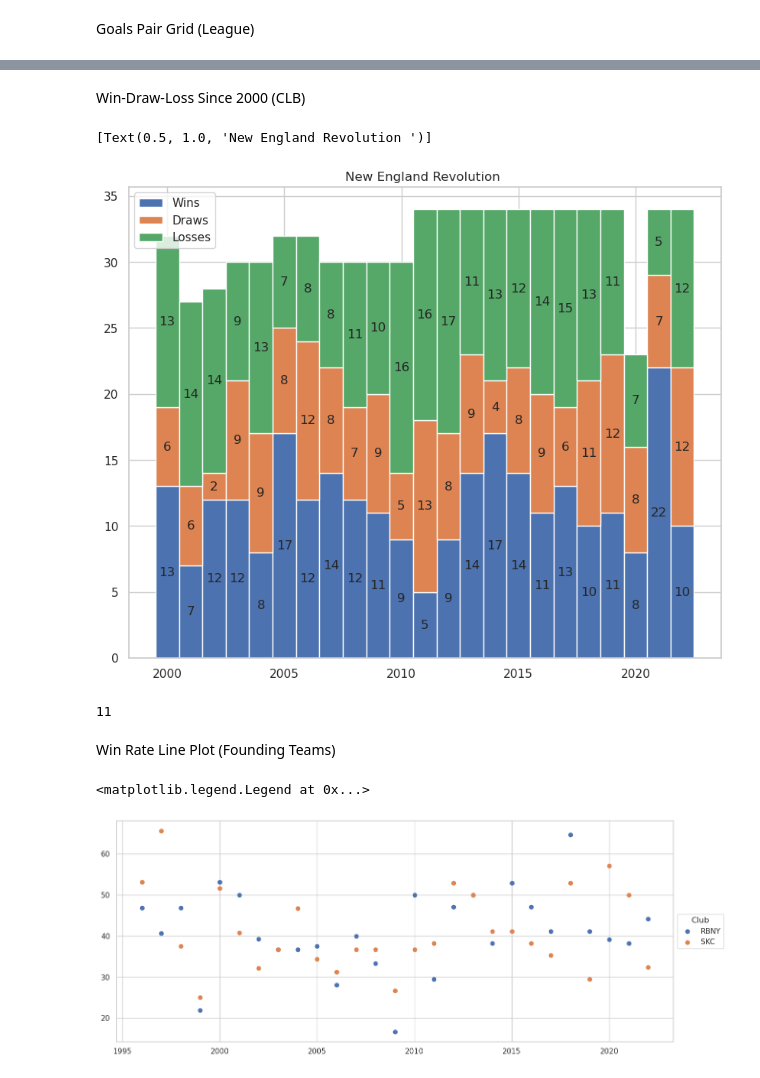
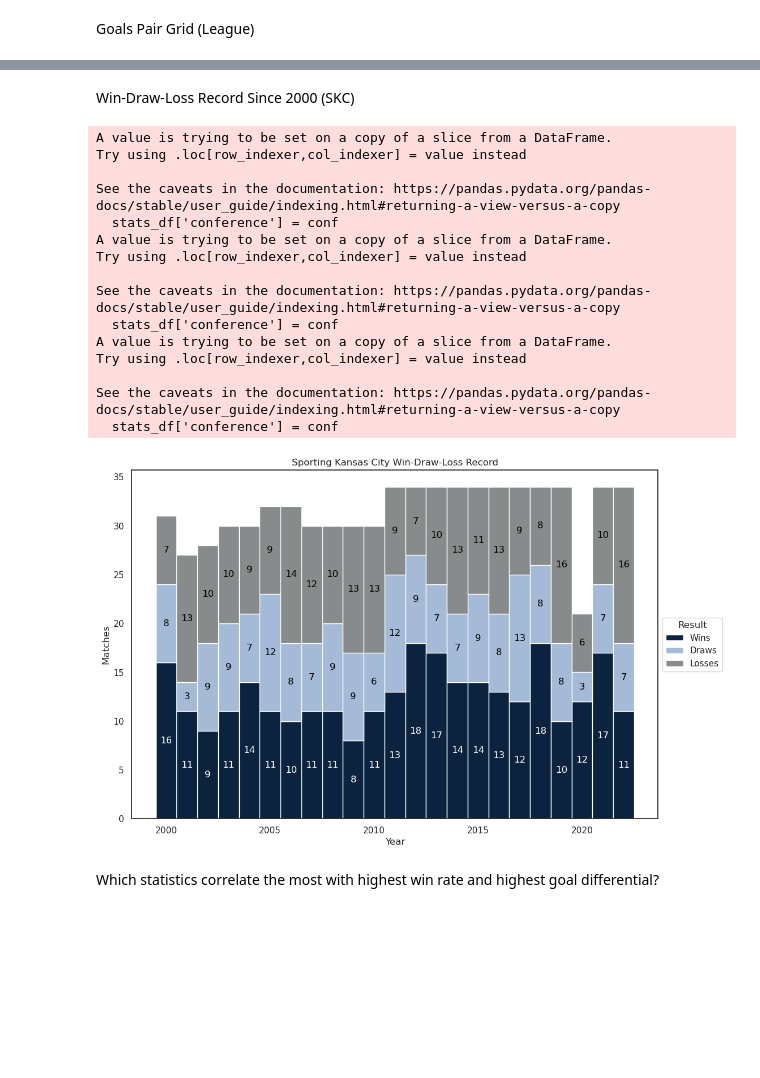
Before and after one commit to gtorrini/portfolio, a Jupyter notebook: data/mls_demo.ipynb, the cells around one changed output, grey strips where cells are left out. Drawn from its saved outputs; the diff is of its cells as text; code cells hidden in the pictures; blank space fills up the shorter version.

```diff
--- a/data/mls_demo.ipynb
+++ b/data/mls_demo.ipynb
@@ -24,9 +24,9 @@ Forward Passing Accuracy Stripplot (STL v. SKC)
 # %%
 stl = Team('STL', 'St. Louis City SC', 17012, '#ec1458', '#001544', '#fed500')
-skc = Team('SKC', 'Sporting Kansas City', 421, '#0c2340', '#a5bad6', '#878b8c')
+cin = Team('CIN', 'FC Cincinnati', 11504, '#003087', '#fe5000', '#0b1f41')
 stl_df = stl.get_stats()
-skc_df = skc.get_stats()
-joint_stats = pd.concat([stl_df.all, skc_df.all], ignore_index=True)
+cin_df = cin.get_stats()
+joint_stats = pd.concat([stl_df.all, cin_df.all], ignore_index=True)
 # %%
 sns.set_theme(style='whitegrid')
 
@@ -75,12 +63,12 @@ ax.set(xlabel='# of Fouls Committed', ylabel='# of Yellow Cards', xlim=(0, 90),
 # %% [markdown]
 Goals Pair Grid (League)
 # %%
-mls_df = league_stats(2023)
+mls_clubs = league_stats(2023, 'clubs')
 
 goal_cols = ['regular_season_statistics.goals', 'regular_season_statistics.att_ibox_goal', 'regular_season_statistics.att_obox_goal',
              'regular_season_statistics.att_hd_goal', 'regular_season_statistics.att_pen_goal']
 
-g = sns.PairGrid(mls_df.sort_values(by='regular_season_statistics.goals', ascending=False),
+g = sns.PairGrid(mls_clubs.sort_values(by='regular_season_statistics.goals', ascending=False),
                  x_vars=goal_cols,
                  y_vars=['club.abbreviation'], height=10, aspect=.25)
 
@@ -93,7 +81,7 @@ titles = ["Total Goals", "Goals inside box", "Goals outside box",
 for i, (ax, title) in enumerate(zip(g.axes.flat, titles)):
 
     # Set a different title for each axes
-    ax.set(title=title, xlim=(0, round_to_next_five(mls_df[goal_cols[i]].max())))
+    ax.set(title=title, xlim=(0, round_to_next_five(mls_clubs[goal_cols[i]].max())))
 
     # Make the grid horizontal instead of vertical
     ax.xaxis.grid(False)
@@ -105,18 +98,17 @@ sns.despine(left=True, bottom=True)
 # %% [markdown]
-Win-Draw-Loss Since 2000 (CLB)
+Win-Draw-Loss Record Since 2000 (SKC)
 # %%
-clb = Team('CLB', 'Columbus Crew', 454, '#fddd00', '#000000', '#ffffff')
-ner = Team('NE', 'New England Revolution', 928, '#0a2240', '#ce0e2d', '#ffffff')
+skc = Team('SKC', 'Sporting Kansas City', 421, '#0c2340', '#a5bad6', '#878b8c')
 wins = []
 draws = []
 losses = []
 
 for i in range(2000, 2023):     # draws were only introduced to rules in 2000
-    league_df = league_stats(i)
-    clb_df = league_df[league_df['club.abbreviation'] == 'NE']
-    wins.append(clb_df['regular_season_statistics.total_wins'].loc[clb_df.index[0]])
-    draws.append(clb_df['regular_season_statistics.total_draws'].loc[clb_df.index[0]])
-    losses.append(clb_df['regular_season_statistics.total_losses'].loc[clb_df.index[0]])
+    league_df = league_stats(i, 'clubs')
+    skc_df = league_df[league_df['club.abbreviation'] == 'SKC']
+    wins.append(skc_df['regular_season_statistics.total_wins'].loc[skc_df.index[0]])
+    draws.append(skc_df['regular_season_statistics.total_draws'].loc[skc_df.index[0]])
+    losses.append(skc_df['regular_season_statistics.total_losses'].loc[skc_df.index[0]])
 
 years = np.array(range(2000, 2023))
 wdl_stats = {
@@ -124,25 +116,36 @@ wdl_stats = {
     'Draws': np.array(draws),
     'Losses': np.array(losses),
 }
+# %% [output]
+A value is trying to be set on a copy of a slice from a DataFrame.
+Try using .loc[row_indexer,col_indexer] = value instead
+
+See the caveats in the documentation: https://pandas.pydata.org/pandas-docs/stable/user_guide/indexing.html#returning-a-view-versus-a-copy
+  stats_df['conference'] = conf
+A value is trying to be set on a copy of a slice from a DataFrame.
+Try using .loc[row_indexer,col_indexer] = value instead
+
+See the caveats in the documentation: https://pandas.pydata.org/pandas-docs/stable/user_guide/indexing.html#returning-a-view-versus-a-copy
+  stats_df['conference'] = conf
+A value is trying to be set on a copy of a slice from a DataFrame.
+Try using .loc[row_indexer,col_indexer] = value instead
+
+See the caveats in the documentation: https://pandas.pydata.org/pandas-docs/stable/user_guide/indexing.html#returning-a-view-versus-a-copy
+  stats_df['conference'] = conf
 # %%
 width = 1
 bottom = np.zeros(23)
 
-fig, ax = plt.subplots(figsize=(10, 8))
-for result, wdl_stat in wdl_stats.items():
-    p = ax.bar(years, wdl_stat, width, label=result, bottom=bottom)
+fig, ax = plt.subplots(figsize=(12, 8))
+label_cols = ['white', 'black', 'black']
+for i, (result, wdl_stat) in enumerate(wdl_stats.items()):
+    col_var = f'''skc.color_{i+1}'''
+    p = ax.bar(years, wdl_stat, width, label=result, bottom=bottom, color=eval(col_var))
     bottom += wdl_stat
 
-    ax.bar_label(p, label_type='center')
+    ax.bar_label(p, label_type='center', color=label_cols[i])
 
-ax.legend()
-ax.set(title='New England Revolution ')
+ax.legend(title='Result', loc='center left', bbox_to_anchor=(1, 0.5))
+ax.set(title='Sporting Kansas City Win-Draw-Loss Record', xlabel='Year', ylabel='Matches');
 # %% [output]
-[Text(0.5, 1.0, 'New England Revolution ')]
-[figure, old version]
+[figure, new version]
-# %%
-clb_df['regular_season_statistics.total_wins'].loc[clb_df.index[0]]
-# %% [output]
-11
-# %% [markdown]
-Win Rate Line Plot (Founding Teams)
@@ -159,11 +152,2 @@ for i in range(1996, 2023):
-# %%
-fig, ax = plt.subplots(figsize=(15, 6))
-
-for i in range(2):
-    y = active_df.iloc[i, 1:]
-    ax.scatter(range(1996, 2023), y, label=active_df.iloc[i, 0])
-
-ax.legend(loc='center left', title='Club', bbox_to_anchor=(1, 0.5))
-# %% [output]
-<matplotlib.legend.Legend at 0x...>
-[figure, removed]
+# %% [markdown]
+Which statistics correlate the most with highest win rate and highest goal differential?
```
Also changed, not shown: parts of 17 cells of this notebook.
